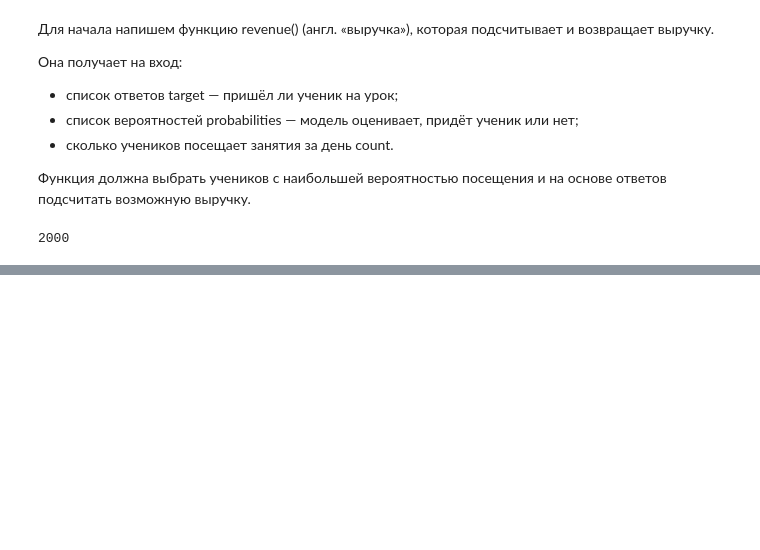
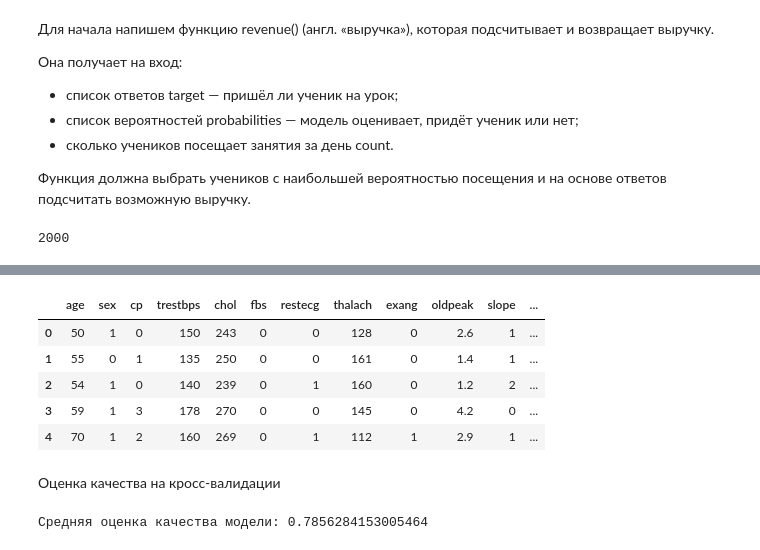
Before and after one commit to anthonypotekhin/studying, a Jupyter notebook: yandex_practicum/10_ml_business/ml_b_lecture.ipynb, the cells around one changed output, grey strips where cells are left out. Drawn from its saved outputs; the diff is of its cells as text; code cells hidden in the pictures; blank space fills up the shorter version.

```diff
--- a/yandex_practicum/10_ml_business/ml_b_lecture.ipynb
+++ b/yandex_practicum/10_ml_business/ml_b_lecture.ipynb
@@ -420,0 +502,33 @@ print(res)
+# %%
+# создаем новый столбец со значением самого часто повторящегося значения в трех столбцах для каждой строки
+
+data['target']= data.apply(lambda row: int(Counter([row['label_1'], row['label_2'], row['label_3']]).most_common(1)[0][0]),
+                           axis=1)
+
+data.head()
+# %% [output]
+|  | age | sex | cp | trestbps | chol | fbs | restecg | thalach | exang | oldpeak | slope | ... |
+| 0 | 50 | 1 | 0 | 150 | 243 | 0 | 0 | 128 | 0 | 2.6 | 1 | ... |
+| 1 | 55 | 0 | 1 | 135 | 250 | 0 | 0 | 161 | 0 | 1.4 | 1 | ... |
+| 2 | 54 | 1 | 0 | 140 | 239 | 0 | 1 | 160 | 0 | 1.2 | 2 | ... |
+| 3 | 59 | 1 | 3 | 178 | 270 | 0 | 0 | 145 | 0 | 4.2 | 0 | ... |
+| 4 | 70 | 1 | 2 | 160 | 269 | 0 | 1 | 112 | 1 | 2.9 | 1 | ... |
+# %% [markdown]
+Оценка качества на кросс-валидации
+# %%
+import pandas as pd
+from sklearn.tree import DecisionTreeClassifier
+from sklearn.model_selection import cross_val_score
+
+features = data.drop(['target', 'label_1', 'label_2', 'label_3'], axis=1)
+target = data['target']
+
+model = DecisionTreeClassifier(random_state=0)
+
+scores = cross_val_score(model, features, target, cv=5)
+
+final_score = pd.Series(scores).mean()
+
+print('Средняя оценка качества модели:', final_score)
+# %% [output]
+Средняя оценка качества модели: 0.7856284153005464
```
Also changed, not shown: parts of 8 cells of this notebook, 4 other files.
